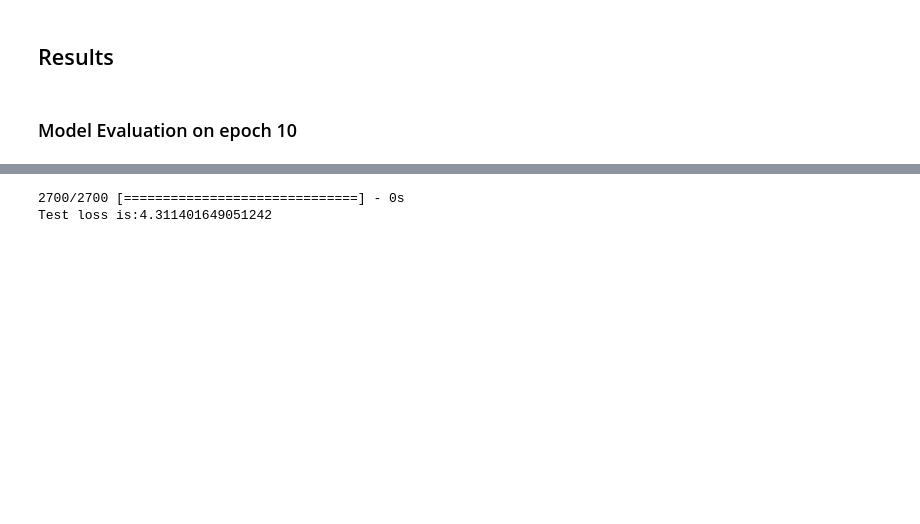
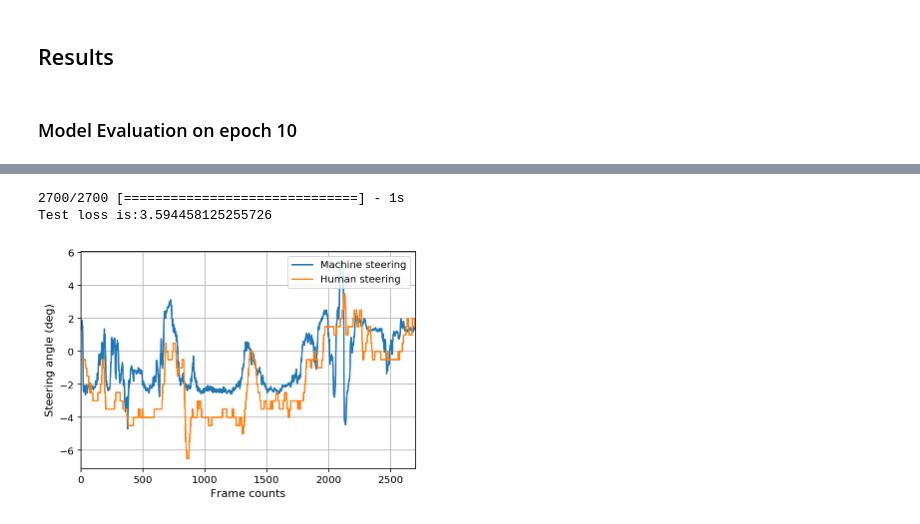
Before and after one commit to gwwang16/MLND-Capstone-Project-DeepTesla, a Jupyter notebook: DeepTesla.ipynb, the cells around one changed output, grey strips where cells are left out. Drawn from its saved outputs; the diff is of its cells as text; code cells hidden in the pictures; blank space fills up the shorter version.

Commit message:
style: complete report and generate new result video

```diff
--- a/DeepTesla.ipynb
+++ b/DeepTesla.ipynb
@@ -691,7 +691,7 @@ def build_model_elu(img_height, img_width, img_channels):
                     kernel_initializer='TruncatedNormal',
                     activation='elu'))
     model.add(Dropout(0.5))
-    model.add(Dense(1))
+    model.add(Dense(1, kernel_initializer='TruncatedNormal'))
     model.compile(loss='mse', optimizer='Adam')
     return model
 # %%
@@ -983,10 +1018,10 @@ Test loss is:4.46194384738251
 # %%
 # Final evaluation of the model
-test_loss= base_model.evaluate(imgs_test, wheels_test, batch_size=256, verbose=1)
+test_loss= final_model.evaluate(imgs_test, wheels_test, batch_size=256, verbose=1)
 print('Test loss is:{}'.format(test_loss))
 # %% [output]
-2700/2700 [==============================] - 0s
-Test loss is:4.311401649051242
+2700/2700 [==============================] - 1s
+Test loss is:3.594458125255726
 # %%
 machine_steering = model.predict(imgs_test, batch_size=128, verbose=0)
 # %%
@@ -1004,15 +1039,17 @@ human_steering = get_human_steering(10)
 # %%
 plt.figure
 plt.plot(machine_steering)
 plt.plot(human_steering)
-plt.ylabel('Steering angle (deg)')
-plt.xlabel('Frame counts')
+plt.ylabel('Steering angle (deg)', fontsize=11)
+plt.xlabel('Frame counts', fontsize=11)
 plt.legend(['Machine steering', 'Human steering'], loc='upper right')
 plt.xlim((0,2700))
 #plt.xticks(np.arange(0, 21, 5))
 plt.grid()
-plt.savefig(img_dir + "/result.png")
+plt.savefig(img_dir + "/result.png", dpi=300)
 plt.show()
+# %% [output]
+[figure, added]
 # %%
 # Data type transfer
 human_steering = np.array(human_steering)
```
Also changed, not shown: parts of 29 cells of this notebook, 4 other files.
